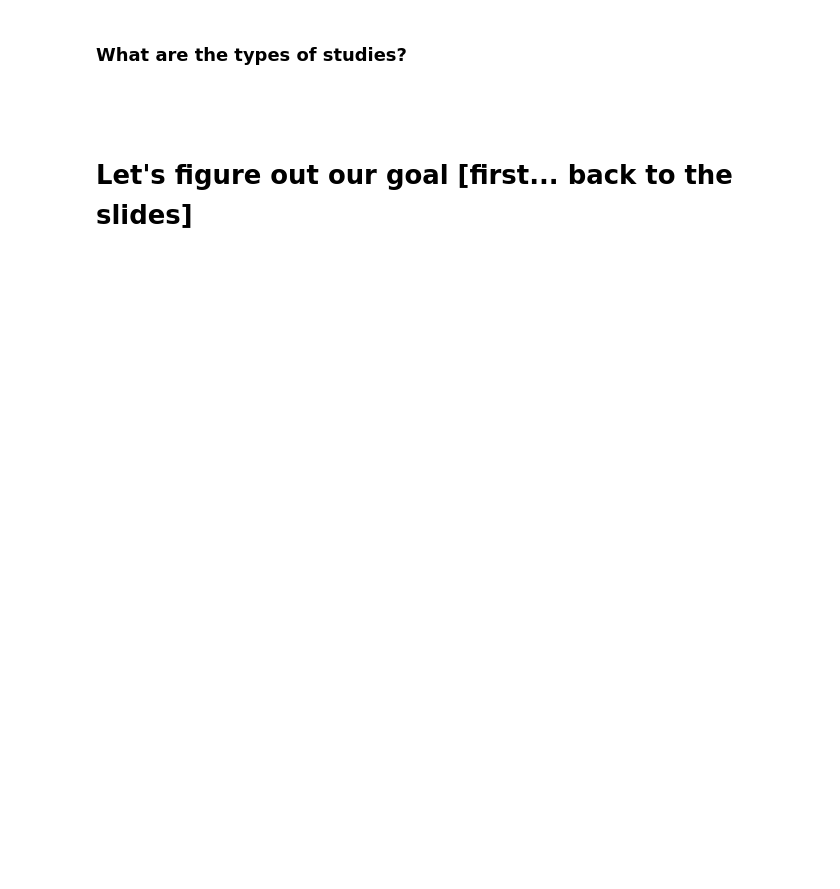
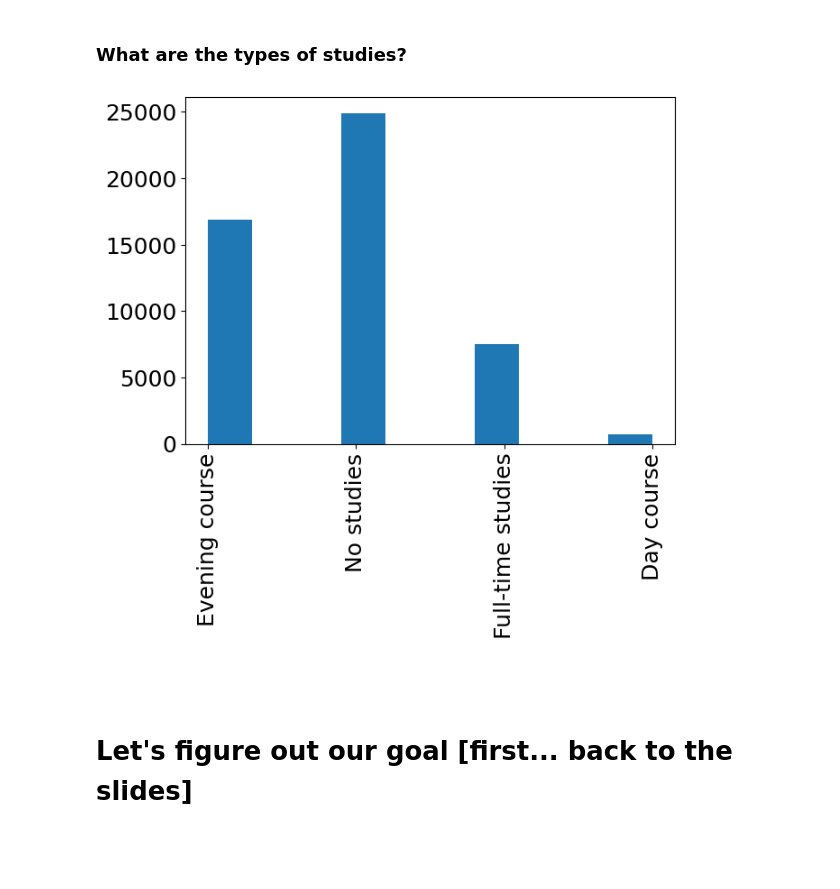
Before and after one commit to Healthy-AI/IncomeSim, a Jupyter notebook: probai_lecture_github.ipynb, the cells around one changed output. Cells and saved outputs as stored; diff of their text form; code cells hidden in the pictures; blank space fills up the shorter version.

```diff
--- a/probai_lecture_github.ipynb
+++ b/probai_lecture_github.ipynb
@@ -50,4 +58,5 @@ plt.rc('figure', figsize=(7,5))
 # %% [markdown]
 # Load and inspect the data
 # %%
-df = ...
+df = pd.read_pickle('data/income_default_n50000_T10_s0.pkl')
+df
@@ -84,10 +107,13 @@ income | Yearly income in USD **after 10 years**
 ### What are the types of studies?
 # %%
 # The treatment variable
-t_col = ...
+t_col = 'studies'
 
-plt.hist ...
+plt.hist(df[t_col])
 plt.xticks(rotation=90)
+plt.show()
+# %% [output]
+[figure, added]
 # %% [markdown]
 <br/><br/>
 # Let's figure out our goal [first... back to the slides]
```
Also changed, not shown: parts of 24 cells of this notebook, 9 other files.
